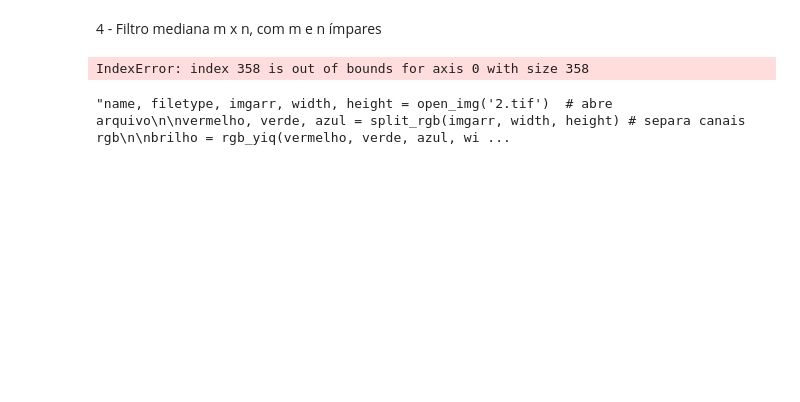
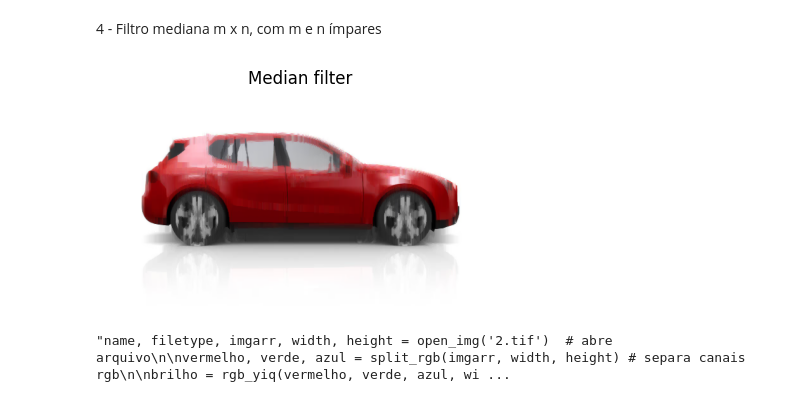
Before and after one commit to ezequieltjo/PDI_Project_1, a Jupyter notebook: PDI.ipynb, the cells around one changed output. Cells and saved outputs as stored; diff of their text form; code cells hidden in the pictures; blank space fills up the shorter version.

```diff
--- a/PDI.ipynb
+++ b/PDI.ipynb
@@ -352,7 +352,8 @@ insatured = saturation(imgarr, width, height, 7)
 # %% [markdown]
 4 - Filtro mediana m x n, com m e n ímpares
 # %%
-def median_filter(imgarr, width, height, x_filter, y_filter):
+def median_filter(imgarr, height, width, x_filter, y_filter, type): # considenrando inversão do numpy no height/width
+    #print(f'dimensoes de entrada = {imgarr.shape}')
 
     piv_x = int(x_filter/2)
     piv_y = int(y_filter/2)
@@ -384,6 +385,8 @@ def median_filter(imgarr, width, height, x_filter, y_filter):
             now_r = i - start_r
             now_c = j - start_c
 
+            #print(f'linha atual = {now_r}, coluna = {now_c}')
+
             for k in range(start_mask_x, end_mask_x):
                 for l in range(start_mask_y, end_mask_y):
                     r, g, b = imgarr[i-k][j-l]
@@ -391,9 +394,19 @@ def median_filter(imgarr, width, height, x_filter, y_filter):
                     sel_g.append(g)
                     sel_b.append(b)
 
-            out[now_r][now_c][0] = st.median(sel_r)
-            out[now_r][now_c][1] = st.median(sel_g)
-            out[now_r][now_c][2] = st.median(sel_b)
+            '''match type:
+                case 'mediana':'''
+
+            if (type == 'mediana'):
+                out[now_r][now_c][0] = st.median(sel_r)
+                out[now_r][now_c][1] = st.median(sel_g)
+                out[now_r][now_c][2] = st.median(sel_b)
+            elif (type == 'media'):
+                out[now_r][now_c][0] = int(st.mean(sel_r))
+                out[now_r][now_c][1] = int(st.mean(sel_g))
+                out[now_r][now_c][2] = int(st.mean(sel_b))
+
+
 
             sel_r = []
             sel_g = []
@@ -408,9 +421,9 @@ def median_filter(imgarr, width, height, x_filter, y_filter):
 
     return out
 # %%
-out = median_filter(imgarr, width, height, 1, 21)
+out = median_filter(imgarr, width, height, 21, 1, 'mediana')
 # %% [output]
-IndexError: index 358 is out of bounds for axis 0 with size 358
+[figure, added]
 # %%
 # ---------------- MAIN -----------------------
 
```
Also changed, not shown: parts of 2 cells of this notebook, 12 other files.
